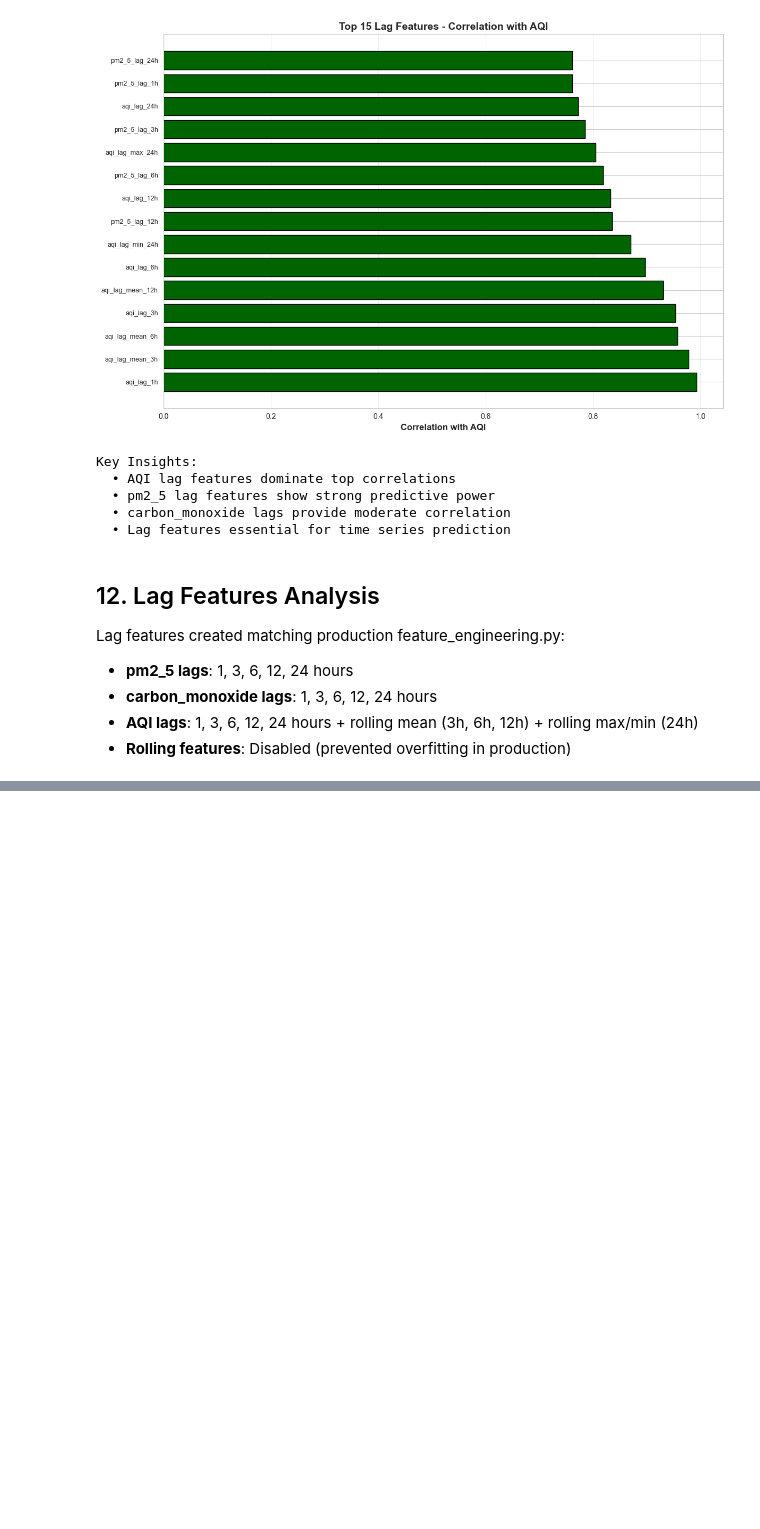
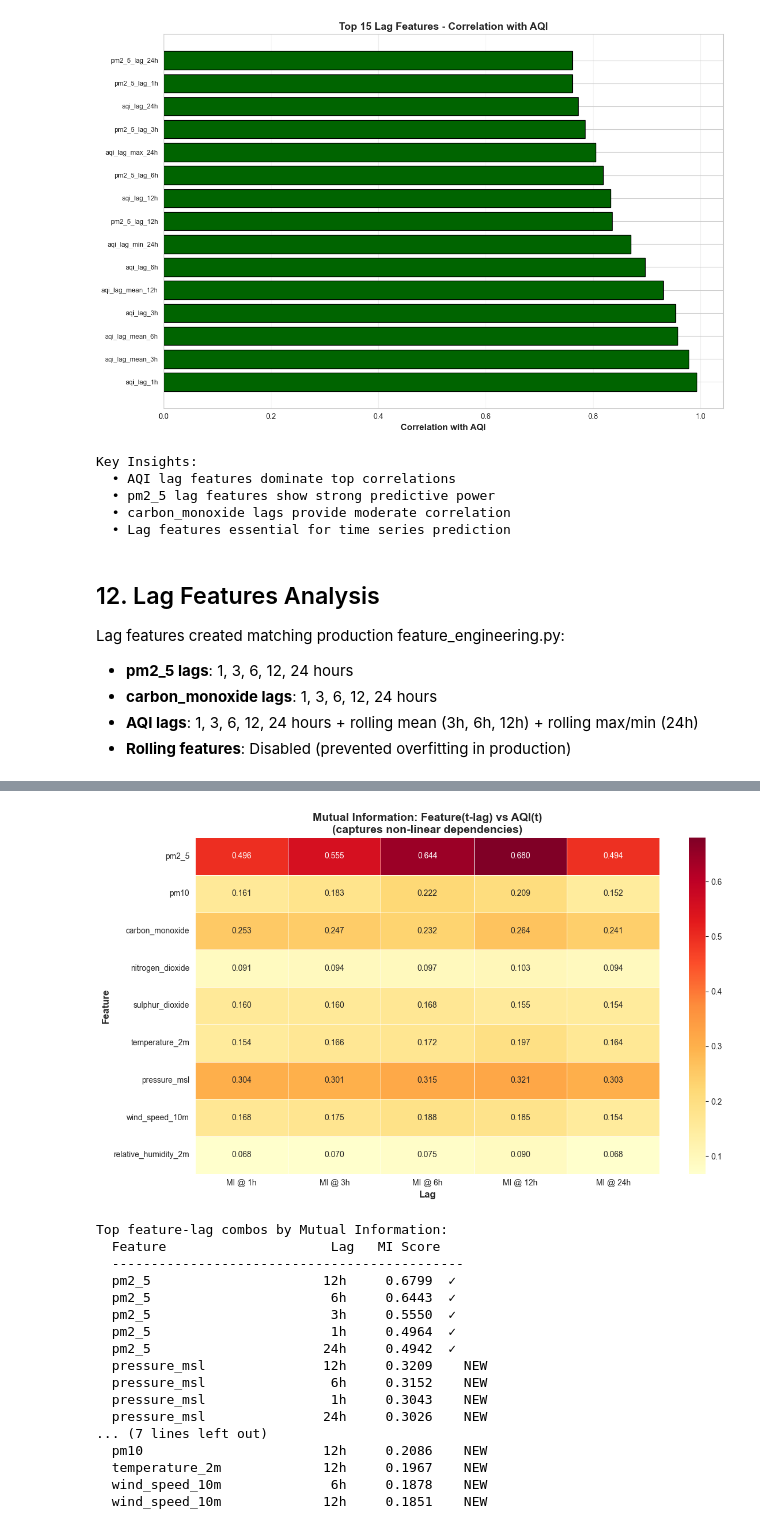
Before and after one commit to SyedaAnoosha/AQI-Predictor, a Jupyter notebook: notebooks/eda.ipynb, the cells around one changed output, grey strips where cells are left out. Saved outputs shown, nothing was run; the diff lists cells and outputs as text; code cells hidden in the pictures; blank space fills up the shorter version.

```diff
--- a/notebooks/eda.ipynb
+++ b/notebooks/eda.ipynb
@@ -500,0 +722,62 @@ Lag features created matching production feature_engineering.py:
+# %%
+# ── 4. Mutual Information (non-linear lag importance) ──
+# Captures non-linear dependencies that correlation misses
+
+from sklearn.feature_selection import mutual_info_regression
+
+mi_results = {}
+for feat in candidate_features:
+    mi_per_lag = {}
+    for lag in [1, 3, 6, 12, 24]:
+        shifted = df_clean[feat].shift(lag)
+        valid_mask = shifted.notna() & df_clean['aqi'].notna()
+        X_lag = shifted[valid_mask].values.reshape(-1, 1)
+        y_aqi = df_clean['aqi'][valid_mask].values
+        mi = mutual_info_regression(X_lag, y_aqi, random_state=42, n_neighbors=5)[0]
+        mi_per_lag[lag] = mi
+    mi_results[feat] = mi_per_lag
+
+mi_df = pd.DataFrame(mi_results, index=[1, 3, 6, 12, 24]).T
+mi_df.columns = [f'MI @ {l}h' for l in [1, 3, 6, 12, 24]]
+
+fig, ax = plt.subplots(figsize=(12, 7))
+sns.heatmap(mi_df, annot=True, fmt='.3f', cmap='YlOrRd',
+            linewidths=0.5, ax=ax)
+ax.set_xlabel('Lag', fontsize=12, fontweight='bold')
+ax.set_ylabel('Feature', fontsize=12, fontweight='bold')
+ax.set_title('Mutual Information: Feature(t-lag) vs AQI(t)\n(captures non-linear dependencies)', fontsize=14, fontweight='bold')
+plt.tight_layout()
+plt.show()
+
+# Rank features × lags by MI
+print("\nTop feature-lag combos by Mutual Information:")
+mi_flat = []
+for feat, lags in mi_results.items():
+    for lag, mi_val in lags.items():
+        mi_flat.append((feat, lag, mi_val))
+mi_flat.sort(key=lambda x: x[2], reverse=True)
+
+print(f"  {'Feature':<25} {'Lag':>5} {'MI Score':>10}")
+print("  " + "-" * 45)
+for feat, lag, mi_val in mi_flat[:20]:
+    in_prod = "✓" if (feat in ['pm2_5', 'carbon_monoxide'] and lag in [1,3,6,12,24]) else "  NEW"
+    print(f"  {feat:<25} {lag:>3}h   {mi_val:>8.4f}  {in_prod}")
+# %% [output]
+[figure, added]
+Top feature-lag combos by Mutual Information:
+  Feature                     Lag   MI Score
+  ---------------------------------------------
+  pm2_5                      12h     0.6799  ✓
+  pm2_5                       6h     0.6443  ✓
+  pm2_5                       3h     0.5550  ✓
+  pm2_5                       1h     0.4964  ✓
+  pm2_5                      24h     0.4942  ✓
+  pressure_msl               12h     0.3209    NEW
+  pressure_msl                6h     0.3152    NEW
+  pressure_msl                1h     0.3043    NEW
+  pressure_msl               24h     0.3026    NEW
+... (7 lines left out)
+  pm10                       12h     0.2086    NEW
+  temperature_2m             12h     0.1967    NEW
+  wind_speed_10m              6h     0.1878    NEW
+  wind_speed_10m             12h     0.1851    NEW
```
Also changed, not shown: parts of 13 cells of this notebook, 7 other files.
